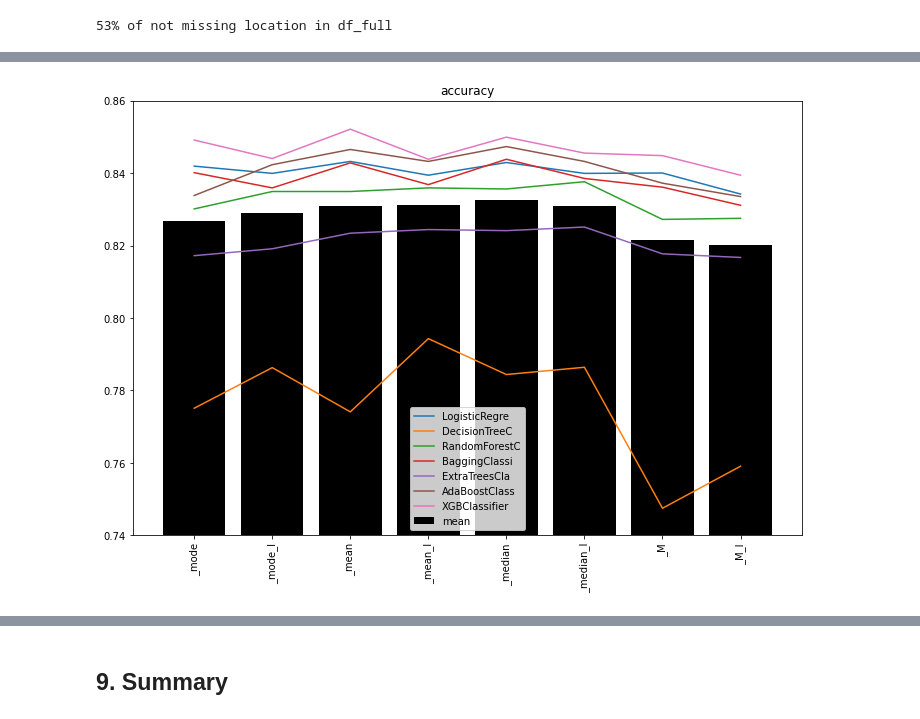
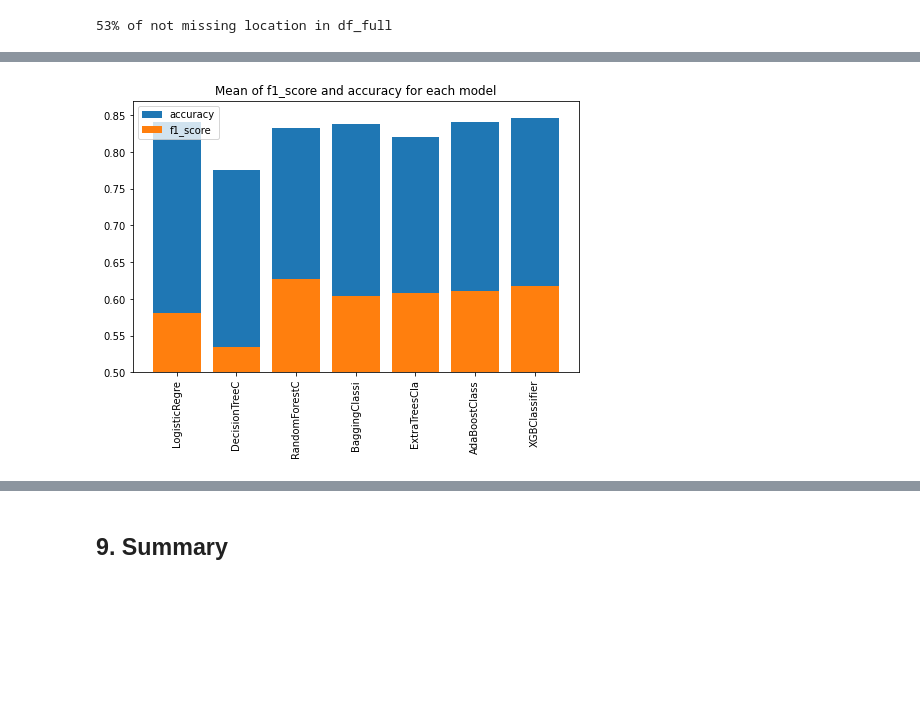
Before and after one commit to KatarzynaKow/Rain_prediction, a Jupyter notebook: Rain_prediction.ipynb, the cells around one changed output, grey strips where cells are left out. Cells and saved outputs as stored; diff of their text form; code cells hidden in the pictures; blank space fills up the shorter version.

```diff
--- a/Rain_prediction.ipynb
+++ b/Rain_prediction.ipynb
@@ -1847,17 +1805,0 @@ plt.show()
-# %%
-mf2 = np.array([])
-mac2 = np.array([])
-x2 = scores_replaced.set.unique()
-
-for i in scores_replaced.set.unique():
-    mf2 = np.append(mf2, scores_replaced.f1_score[scores_replaced.set == i].mean())
-    mac2 = np.append(mac2, scores_replaced.accuracy[scores_replaced.set == i].mean())
-plt.figure(figsize=(12,8))
-plt.bar(x2, mf2, color = 'k',label='mean')
-for j in scores_replaced.model.unique():
-    plt.plot(x2,(scores_replaced.f1_score[scores_replaced.model == j]), label = f'{j}'[:13])
-plt.ylim(0.5,0.64)
-plt.xticks(rotation = 90)
-plt.title('f1_score')
-plt.legend()
-plt.show()
@@ -1866,12 +1805,0 @@ plt.show()
-# %%
-plt.figure(figsize=(12,8))
-plt.bar(x2, mac2, color = 'k', label='mean')
-for k in scores_replaced.model.unique():
-    plt.plot(x2,(scores_replaced.accuracy[scores_replaced.model == k]), label = f'{k}'[:13])
-plt.ylim(0.74,0.86)
-plt.xticks(rotation = 90)
-plt.title('accuracy')
-plt.legend()
-plt.show()
-# %% [output]
-[figure, removed]
@@ -1877,0 +1808,18 @@ plt.show()
+# %%
+f2 = np.array([])
+ac2 = np.array([])
+nam2 = np.array([])
+for i in scores_replaced.model.unique():
+    f2 = np.append(f2, (scores_replaced.f1_score[scores_replaced.model == i].mean()))
+    ac2 = np.append(ac2, (scores_replaced.accuracy[scores_replaced.model == i].mean()))
+    nam2 = np.append(nam2, ((f'{i}')[:13]))
+plt.figure(figsize=(8,5))
+plt.bar(nam2, ac2, label = 'accuracy')
+plt.bar(nam2, f2, label = 'f1_score')
+plt.ylim(0.5,0.87)
+plt.xticks(rotation = 90)
+plt.legend()
+plt.title('Mean of f1_score and accuracy for each model')
+plt.show()
+# %% [output]
+[figure, added]
```
Also changed, not shown: parts of 32 cells of this notebook.
